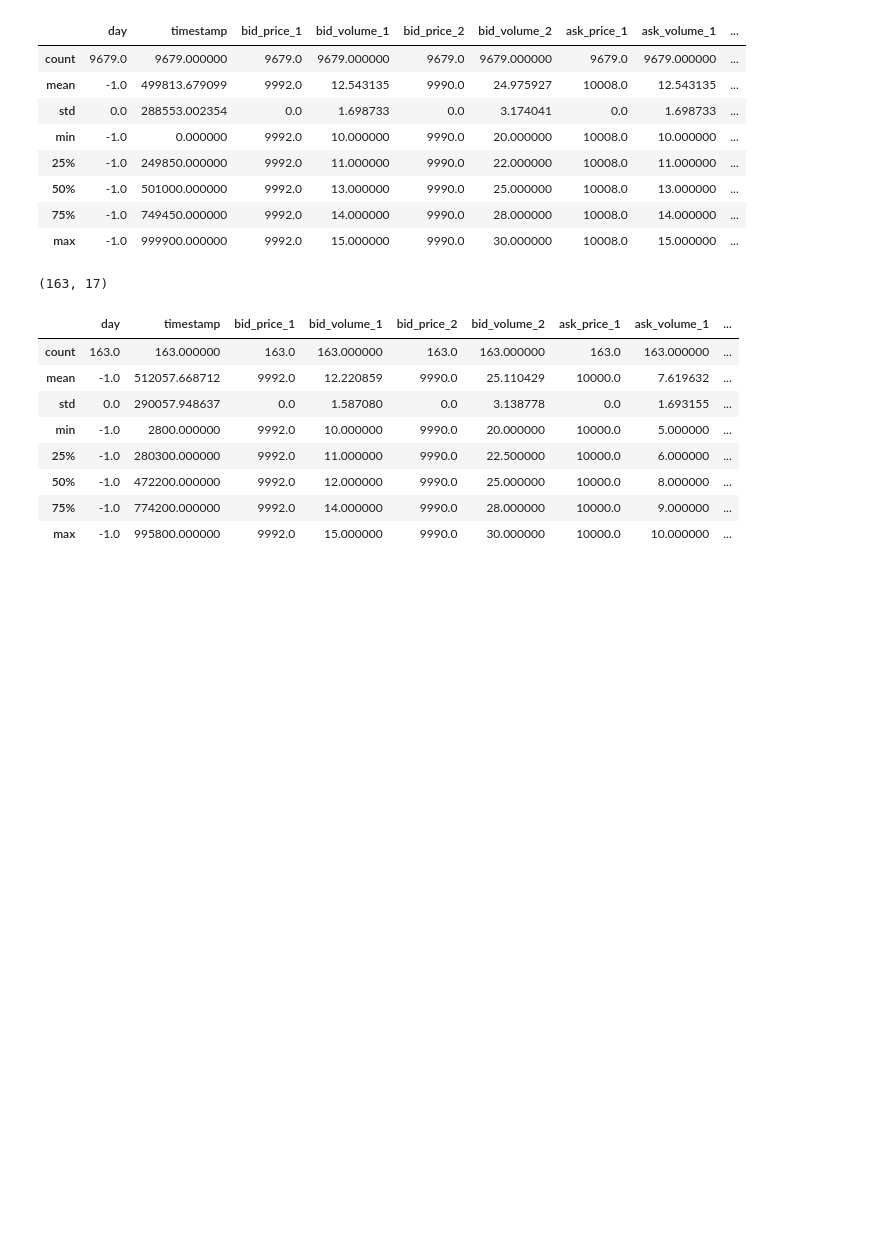
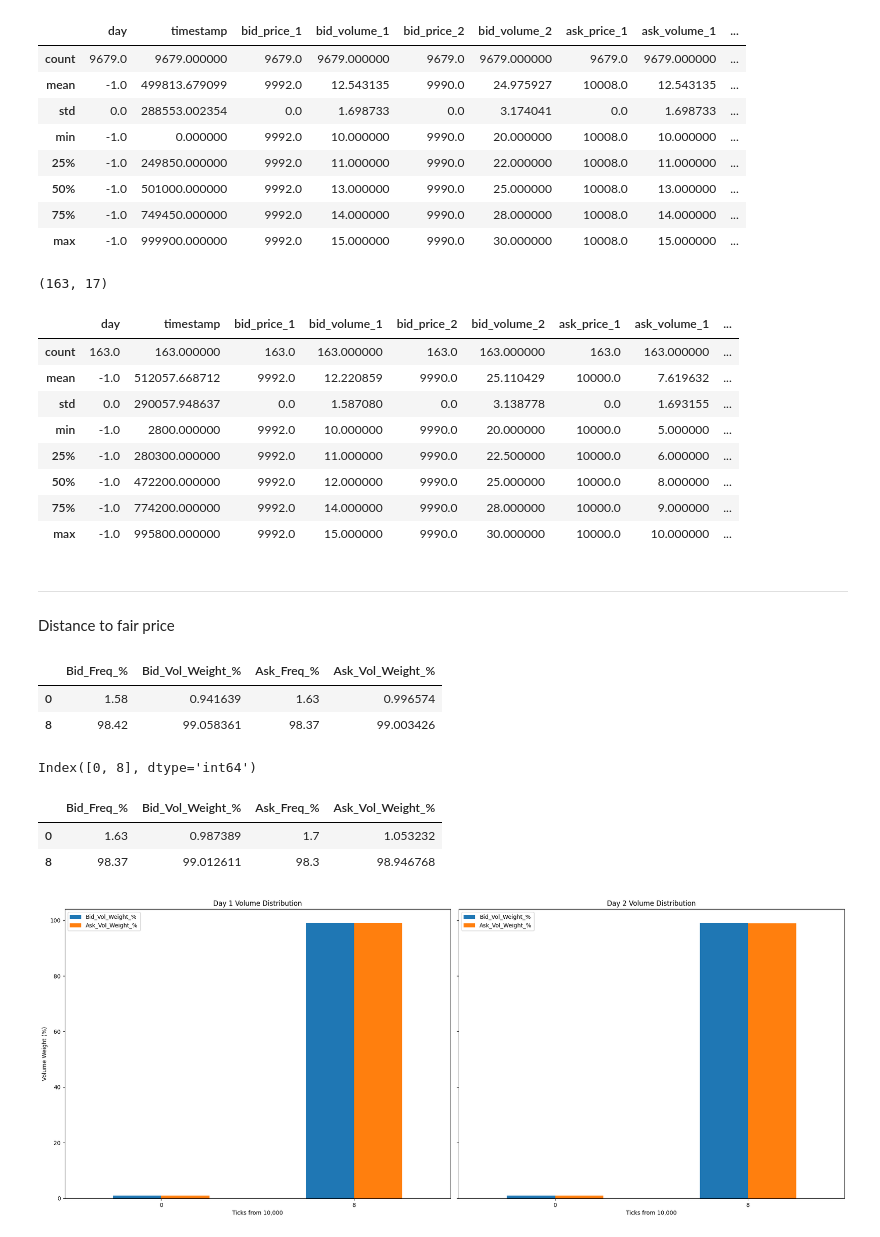
Before and after one commit to Sudhanva420/imc-prosperity-4, a Jupyter notebook: Codes/Notebooks/emeralds_analysis.ipynb, the cells around one changed output. Cells and saved outputs as stored; diff of their text form; code cells hidden in the pictures; blank space fills up the shorter version.

```diff
--- a/Codes/Notebooks/emeralds_analysis.ipynb
+++ b/Codes/Notebooks/emeralds_analysis.ipynb
@@ -347,3 +345,7 @@ emeralds1_10k.describe()
 | 50% | -1.0 | 472200.000000 | 9992.0 | 12.000000 | 9990.0 | 25.000000 | 10000.0 | 8.000000 | ... |
 | 75% | -1.0 | 774200.000000 | 9992.0 | 14.000000 | 9990.0 | 28.000000 | 10000.0 | 9.000000 | ... |
 | max | -1.0 | 995800.000000 | 9992.0 | 15.000000 | 9990.0 | 30.000000 | 10000.0 | 10.000000 | ... |
+# %% [markdown]
+-----
+# %% [markdown]
+Distance to fair price
@@ -349,0 +381,35 @@ emeralds1_10k.describe()
+# %%
+stats1
+# %% [output]
+|  | Bid_Freq_% | Bid_Vol_Weight_% | Ask_Freq_% | Ask_Vol_Weight_% |
+| 0 | 1.58 | 0.941639 | 1.63 | 0.996574 |
+| 8 | 98.42 | 99.058361 | 98.37 | 99.003426 |
+# %%
+stats1.index
+# %% [output]
+Index([0, 8], dtype='int64')
+# %%
+stats2
+# %% [output]
+|  | Bid_Freq_% | Bid_Vol_Weight_% | Ask_Freq_% | Ask_Vol_Weight_% |
+| 0 | 1.63 | 0.987389 | 1.7 | 1.053232 |
+| 8 | 98.37 | 99.012611 | 98.3 | 98.946768 |
+# %%
+def plot_wall_distribution(s1, s2):
+    fig, (ax1, ax2) = plt.subplots(1, 2, figsize=(20, 8), sharey=True)
+
+
+    s1[['Bid_Vol_Weight_%', 'Ask_Vol_Weight_%']].plot(kind='bar', ax=ax1, title="Day 1 Volume Distribution")
+    s2[['Bid_Vol_Weight_%', 'Ask_Vol_Weight_%']].plot(kind='bar', ax=ax2, title="Day 2 Volume Distribution")
+
+    ax1.set_xlabel("Ticks from 10,000")
+    ax2.set_xlabel("Ticks from 10,000")
+    ax1.set_ylabel("Volume Weight (%)")
+    plt.tight_layout()
+    ax1.tick_params(axis='x', rotation=0)
+    ax2.tick_params(axis='x', rotation=0)
+    plt.show()
+
+plot_wall_distribution(stats1, stats2)
+# %% [output]
+[figure, added]
```
Also changed, not shown: parts of 2 cells of this notebook, 1 other file.
